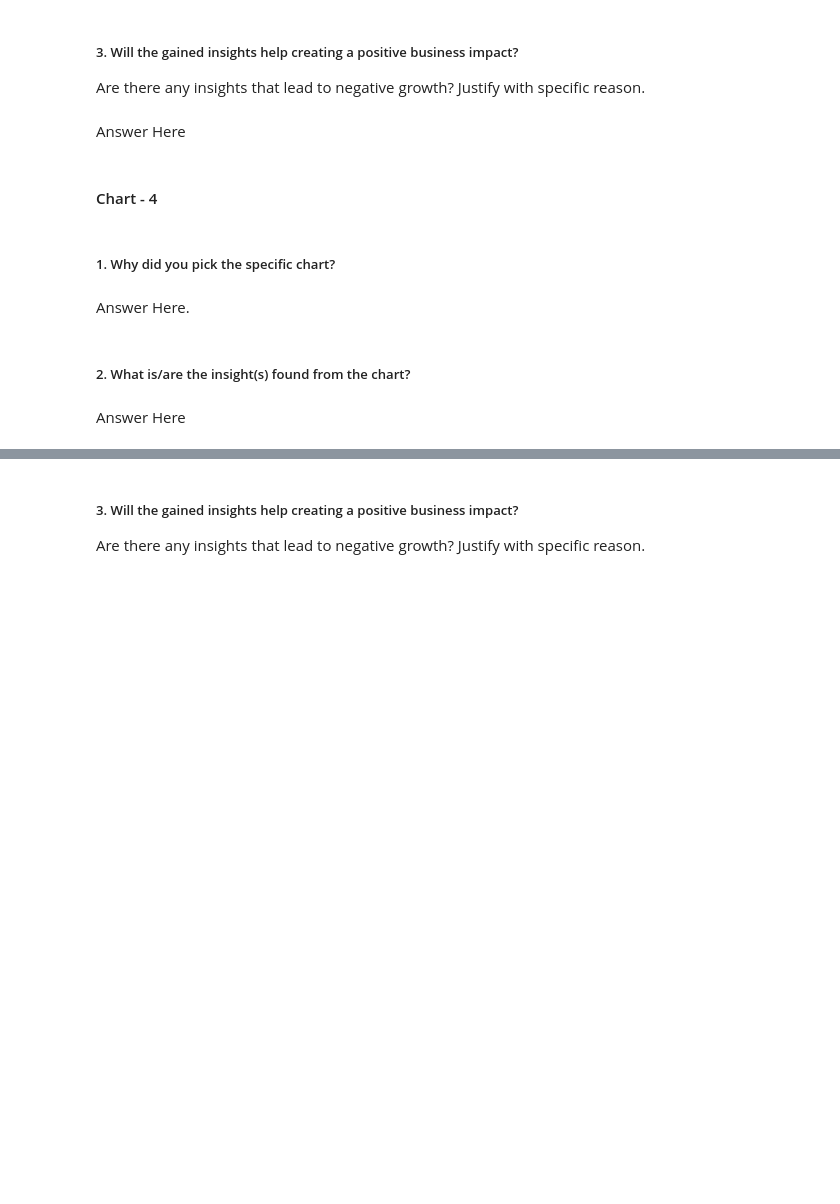
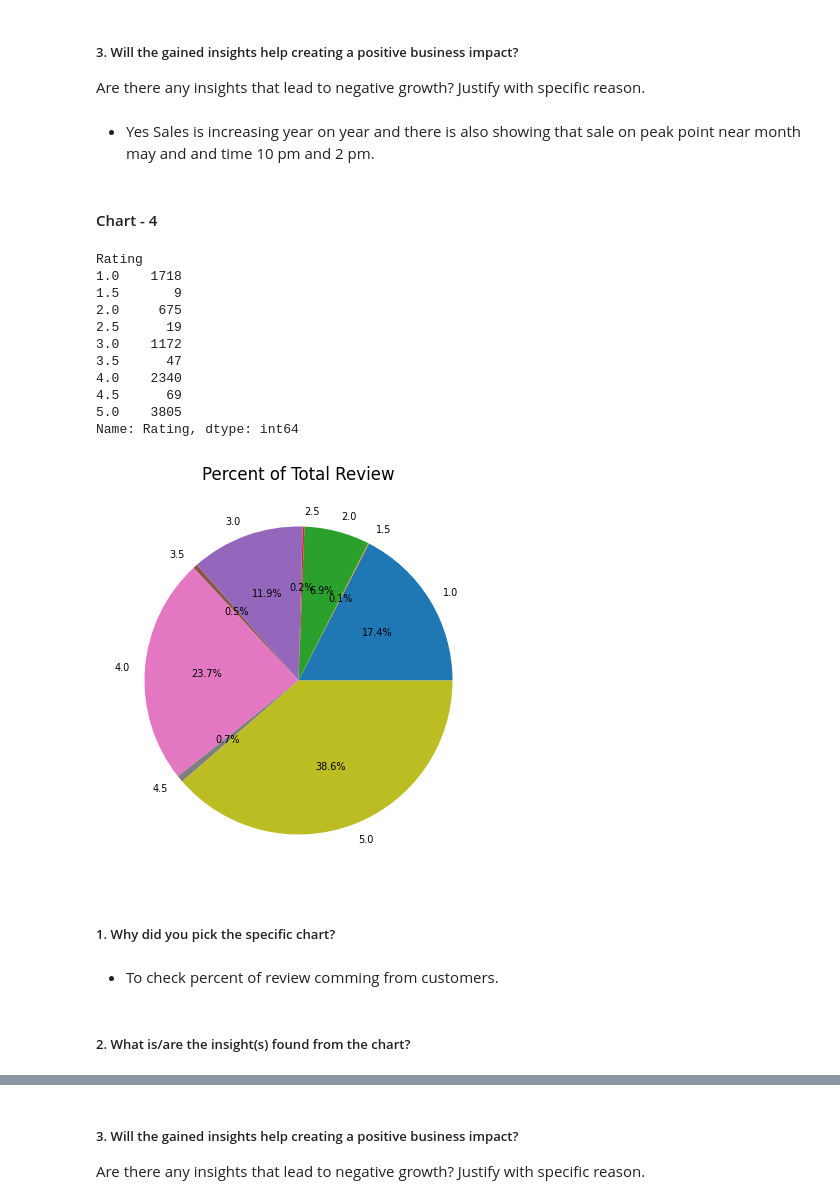
Before and after one commit to chetansgode/Zomato-Restaurant-Clustering-and-Sentiment-Analysis, a Jupyter notebook: Zomato_Restaurant_Clustering_and_Sentiment_Analysis_ML_Submission_Template.ipynb, the cells around one changed output, grey strips where cells are left out. Saved outputs shown, nothing was run; the diff lists cells and outputs as text; code cells hidden in the pictures; blank space fills up the shorter version.

```diff
--- a/Zomato_Restaurant_Clustering_and_Sentiment_Analysis_ML_Submission_Template.ipynb
+++ b/Zomato_Restaurant_Clustering_and_Sentiment_Analysis_ML_Submission_Template.ipynb
@@ -505,7 +580,7 @@ Answer Here
 # %% [markdown]
 ##### 3. Will the gained insights help creating a positive business impact?
 Are there any insights that lead to negative growth? Justify with specific reason.
-# %% [markdown]
-Answer Here
+# %% [markdown]
+* Yes Sales is increasing year on year and there is also showing that sale on peak point near month may and and time 10 pm and 2 pm.
 # %% [markdown]
 #### Chart - 4
@@ -514,8 +587,29 @@ Answer Here
+# %%
+# Chart - 4 visualization code (Check top rating reviewer)
+
+no_of_rating=df.groupby('Rating')['Rating'].count()
+print(no_of_rating)
+labels=np.linspace(1,5,9)
+plt.figure(figsize=(5,5))
+plt.pie(no_of_rating,labels=labels,autopct='%1.1f%%',textprops={'fontsize': 7})
+plt.title('Percent of Total Review')
+plt.show()
+# %% [output]
+Rating
+1.0    1718
+1.5       9
+2.0     675
+2.5      19
+3.0    1172
+3.5      47
+4.0    2340
+4.5      69
+5.0    3805
+Name: Rating, dtype: int64
+[figure, added]
 # %% [markdown]
 ##### 1. Why did you pick the specific chart?
-# %% [markdown]
-Answer Here.
+# %% [markdown]
+* To check percent of review comming from customers.
 # %% [markdown]
 ##### 2. What is/are the insight(s) found from the chart?
-# %% [markdown]
-Answer Here
```
Also changed, not shown: parts of 67 cells of this notebook.
